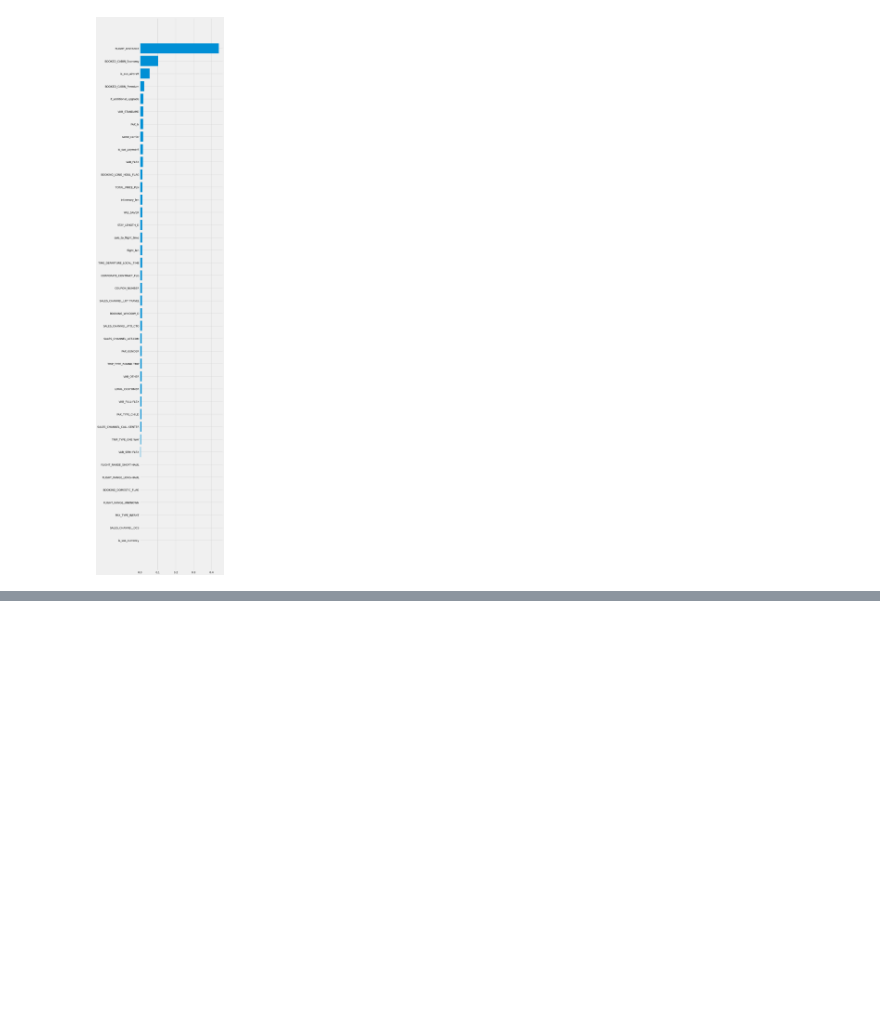
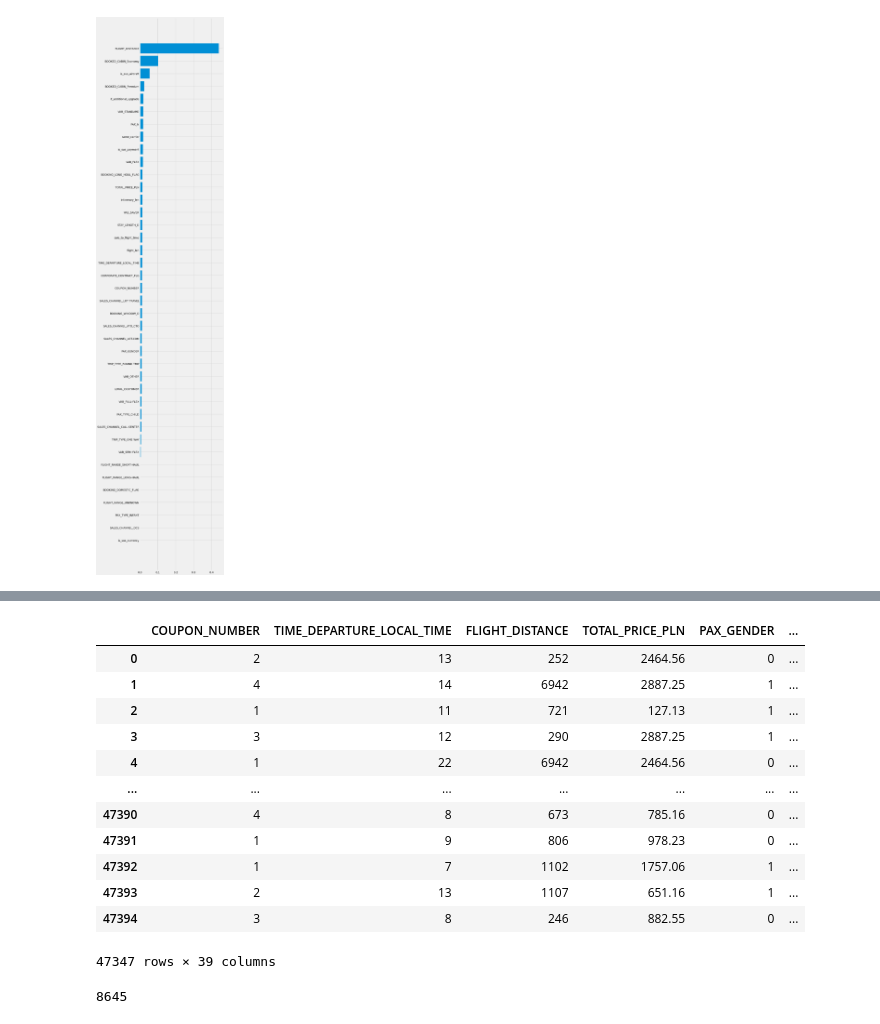
Before and after one commit to kuba1302/ticket-upgrade-prediction, a Jupyter notebook: eda.ipynb, the cells around one changed output, grey strips where cells are left out. Drawn from its saved outputs; the diff is of its cells as text; code cells hidden in the pictures; blank space fills up the shorter version.

```diff
--- a/eda.ipynb
+++ b/eda.ipynb
@@ -19,14 +24,3 @@ data_path = Path(os.getcwd()) / 'data' / 'WEC2022_Data'
 data_path
 # %% [output]
 WindowsPath('c:/wec_2022/wec_2022/data/WEC2022_Data')
-# %%
-def read_all_csv(data_path, data_type='train'):
-    bkg_drop_cols = ['UPGRADED_FLAG', 'UPGRADE_TYPE', 'UPGRADE_SALES_DATE']
-    bkg = pd.read_csv(data_path / f'BKG_{data_type}.csv', sep=';')
-    if data_type == 'train':
-        bkg = bkg.drop(columns=bkg_drop_cols)
-    tkt = pd.read_csv(data_path / f'TKT_{data_type}.csv', sep=';')
-    fcp = pd.read_csv(data_path / f'FCP_{data_type}.csv', sep=';')
-    df = fcp.merge(tkt, on='TICKET_NUMBER', how='left')
-    df = df.merge(bkg, on='BOOKING_ID', how='left')
-    return df
@@ -150,13 +37,0 @@ final_df = clean_df(df)
-# %%
-def oh_encoding(data):
-    df = data.copy()
-    oh_cols = [
-        "FLIGHT_RANGE",
-        "BOOKED_CABIN",
-        "VAB",
-        "PAX_TYPE",
-        "SALES_CHANNEL",
-        "TRIP_TYPE",
-    ]
-    oh_df = pd.get_dummies(data[oh_cols], prefix=oh_cols, drop_first=True)
-    return pd.concat([df, oh_df], axis=1).drop(columns=oh_cols)
@@ -349,7 +230,7 @@ Best Threshold=0.207122
 # %%
 test_df = read_all_csv(data_path, data_type='test')
 # %%
-clean_test = clean_df(test_df, data_type='test')
+clean_test = clean_df(test_df, data_type='test', data_path=data_path)
 # %%
 clean_test = oh_encoding(clean_test)
 # %%
@@ -454,0 +372,20 @@ plt.barh(X_train.columns[sorted_idx], xgb_model.feature_importances_[sorted_idx]
+# %%
+clean_test
+# %% [output]
+|  | COUPON_NUMBER | TIME_DEPARTURE_LOCAL_TIME | FLIGHT_DISTANCE | TOTAL_PRICE_PLN | PAX_GENDER | ... |
+| 0 | 2 | 13 | 252 | 2464.56 | 0 | ... |
+| 1 | 4 | 14 | 6942 | 2887.25 | 1 | ... |
+| 2 | 1 | 11 | 721 | 127.13 | 1 | ... |
+| 3 | 3 | 12 | 290 | 2887.25 | 1 | ... |
+| 4 | 1 | 22 | 6942 | 2464.56 | 0 | ... |
+| ... | ... | ... | ... | ... | ... | ... |
+| 47390 | 4 | 8 | 673 | 785.16 | 0 | ... |
+| 47391 | 1 | 9 | 806 | 978.23 | 0 | ... |
+| 47392 | 1 | 7 | 1102 | 1757.06 | 1 | ... |
+| 47393 | 2 | 13 | 1107 | 651.16 | 1 | ... |
+| 47394 | 3 | 8 | 246 | 882.55 | 0 | ... |
+47347 rows × 39 columns
+# %%
+clean_test.shape[0] - clean_test.dropna().shape[0]
+# %% [output]
+8645
```
Also changed, not shown: parts of 25 cells of this notebook, 2 other files.
